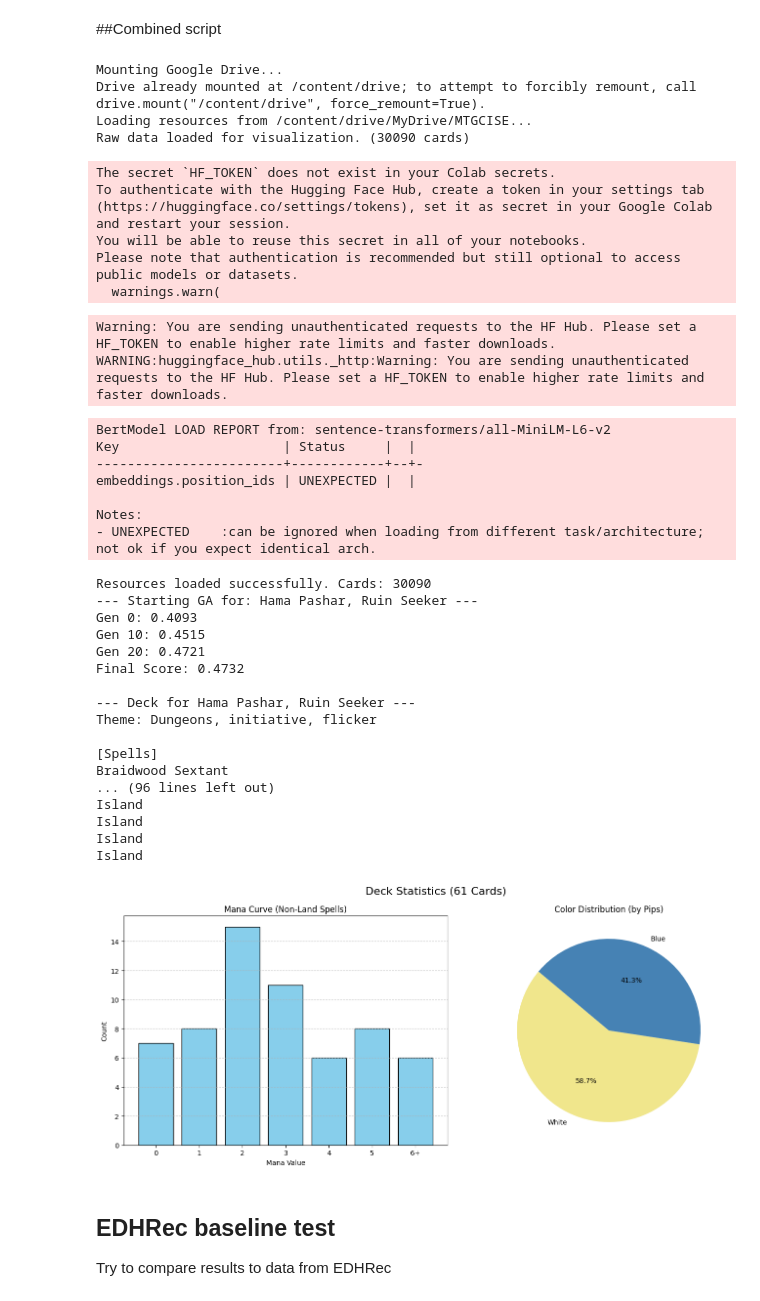
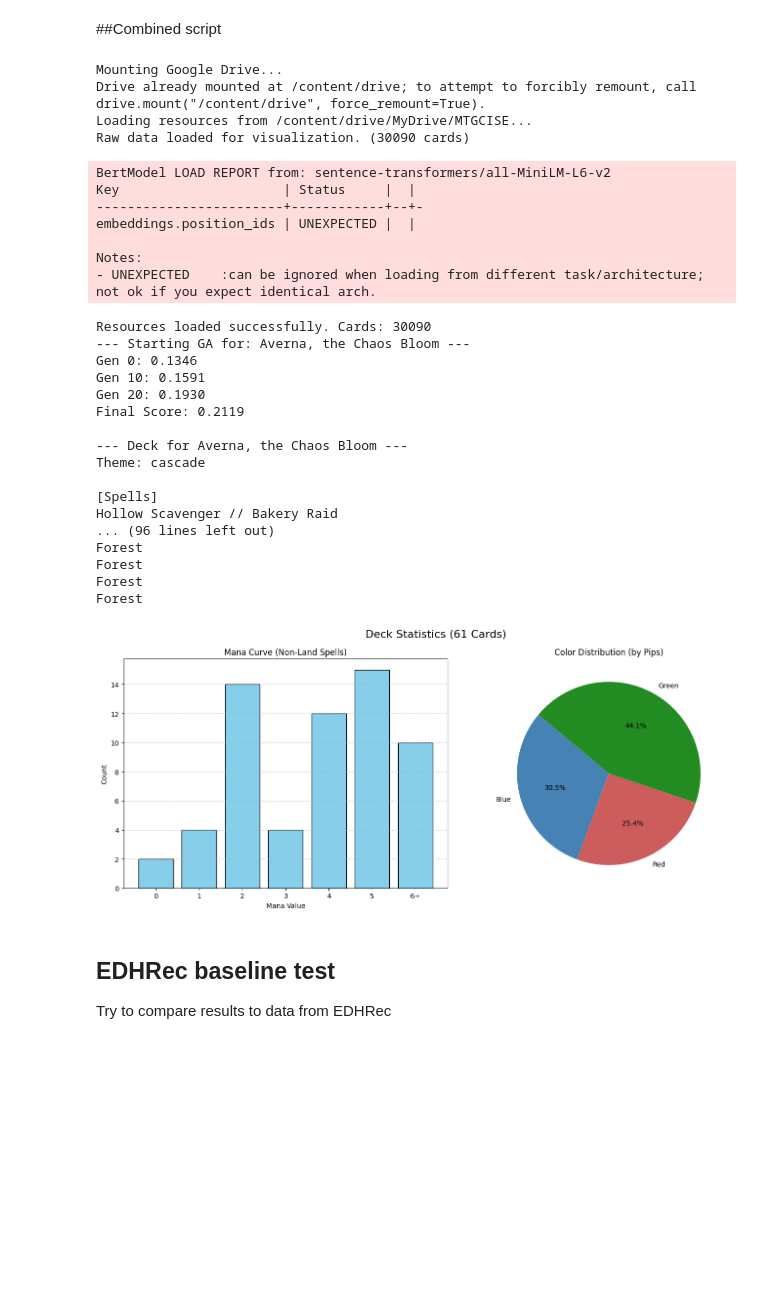
Before and after one commit to Lenfried/edh-autobuilder, a Jupyter notebook: edhAutobuilder.ipynb, the cells around one changed output. Drawn from its saved outputs; the diff is of its cells as text; code cells hidden in the pictures; blank space fills up the shorter version.

```diff
--- a/edhAutobuilder.ipynb
+++ b/edhAutobuilder.ipynb
@@ -1186,11 +1169,11 @@ def calculate_deck_optimization(deck, cmd_idx, embs, df):
     deck_vecs = embs[deck]
     cmd_vec = embs[cmd_idx].reshape(1, -1)
 
-    # 2. COMMANDER ALIGNMENT (0.40 weight)
+    # 2. COMMANDER ALIGNMENT (0.85 weight)
     comm_sims = cosine_similarity(cmd_vec, deck_vecs).flatten()
     alignment_score = np.mean(comm_sims)
 
-    # 3. INTRA-DECK COHESION (0.30 weight)
+    # 3. INTRA-DECK COHESION (0.10 weight)
     cohesion_score = 0.0
     if len(deck_vecs) > 1:
         inner_sim_matrix = cosine_similarity(deck_vecs)
@@ -1200,7 +1183,7 @@ def calculate_deck_optimization(deck, cmd_idx, embs, df):
         else:
             cohesion_score = 0.0
 
-    # 4. ROLE SATISFACTION (0.30 weight)
+    # 4. ROLE SATISFACTION (0.05 weight)
     # Target: 10 Ramp, 10 Draw, 10 Interaction (Spot Removal + Wipes)
     roles_present = df.iloc[deck]
 
@@ -1225,9 +1208,9 @@ def calculate_deck_optimization(deck, cmd_idx, embs, df):
     # 5. FINAL OPTIMIZATION SCORE
     # Balanced weights to ensure structure is respected
     final_score = (
-        (alignment_score * 0.40) +
-        (cohesion_score * 0.30) +
-        (structure_score * 0.30)
+        (alignment_score * 0.95) +
+        (cohesion_score * 0.00) +
+        (structure_score * 0.05)
     )
 
     return final_score
@@ -1381,67 +1364,60 @@ def generate_edh_deck(commander_name, prompt):
         # Lands
         cid = get_commander_color_identity(commander_name, df)
         lands = calculate_land_distribution(best_names, df, cid, 38)
 
         final = best_names + lands
 
         print(f"\n--- Deck for {commander_name} ---")
         print(f"Theme: {prompt}")
         print("\n[Spells]")
         for n in best_names: print(n)
         print("\n[Lands]")
         for l in lands: print(l)
 
         # Pass the raw_df for accurate mana values
         visualize_deck_stats(best_names, df, raw_df)
         return final
     except Exception as e:
         print(f"Error: {e}")
         traceback.print_exc()
         return []
 
 if __name__ == "__main__":
     # Example Run with the requested fix
     final_deck = generate_edh_deck(
-        commander_name="Chatterfang, Squirrel General",
-        prompt="Token, squirrel, life loss"
+        commander_name="Averna, the Chaos Bloom",
+        prompt="cascade"
     )
 # %% [output]
 Mounting Google Drive...
 Drive already mounted at /content/drive; to attempt to forcibly remount, call drive.mount("/content/drive", force_remount=True).
 Loading resources from /content/drive/MyDrive/MTGCISE...
 Raw data loaded for visualization. (30090 cards)
-The secret `HF_TOKEN` does not exist in your Colab secrets.
-To authenticate with the Hugging Face Hub, create a token in your settings tab (https://huggingface.co/settings/tokens), set it as secret in your Google Colab and restart your session.
-You will be able to reuse this secret in all of your notebooks.
-Please note that authentication is recommended but still optional to access public models or datasets.
-  warnings.warn(
+BertModel LOAD REPORT from: sentence-transformers/all-MiniLM-L6-v2
+Key                     | Status     |  |
+------------------------+------------+--+-
+embeddings.position_ids | UNEXPECTED |  |
+
+Notes:
+- UNEXPECTED    :can be ignored when loading from different task/architecture; not ok if you expect identical arch.
-Warning: You are sending unauthenticated requests to the HF Hub. Please set a HF_TOKEN to enable higher rate limits and faster downloads.
-WARNING:huggingface_hub.utils._http:Warning: You are sending unauthenticated requests to the HF Hub. Please set a HF_TOKEN to enable higher rate limits and faster downloads.
+Resources loaded successfully. Cards: 30090
+--- Starting GA for: Averna, the Chaos Bloom ---
+Gen 0: 0.1346
+Gen 10: 0.1591
+Gen 20: 0.1930
+Final Score: 0.2119
+
+--- Deck for Averna, the Chaos Bloom ---
+Theme: cascade
+
+[Spells]
+Hollow Scavenger // Bakery Raid
+... (96 lines left out)
+Forest
+Forest
+Forest
+Forest
-BertModel LOAD REPORT from: sentence-transformers/all-MiniLM-L6-v2
-Key                     | Status     |  |
-------------------------+------------+--+-
-embeddings.position_ids | UNEXPECTED |  |
-
-Notes:
-- UNEXPECTED    :can be ignored when loading from different task/architecture; not ok if you expect identical arch.
-Resources loaded successfully. Cards: 30090
---- Starting GA for: Hama Pashar, Ruin Seeker ---
-Gen 0: 0.4093
-Gen 10: 0.4515
-Gen 20: 0.4721
-Final Score: 0.4732
-
---- Deck for Hama Pashar, Ruin Seeker ---
-Theme: Dungeons, initiative, flicker
-
-[Spells]
-Braidwood Sextant
-... (96 lines left out)
-Island
-Island
-Island
-Island
-[figure, old version]
+[figure, new version]
 # %% [markdown]
 ## EDHRec baseline test
 
```
Also changed, not shown: parts of 18 cells of this notebook.
